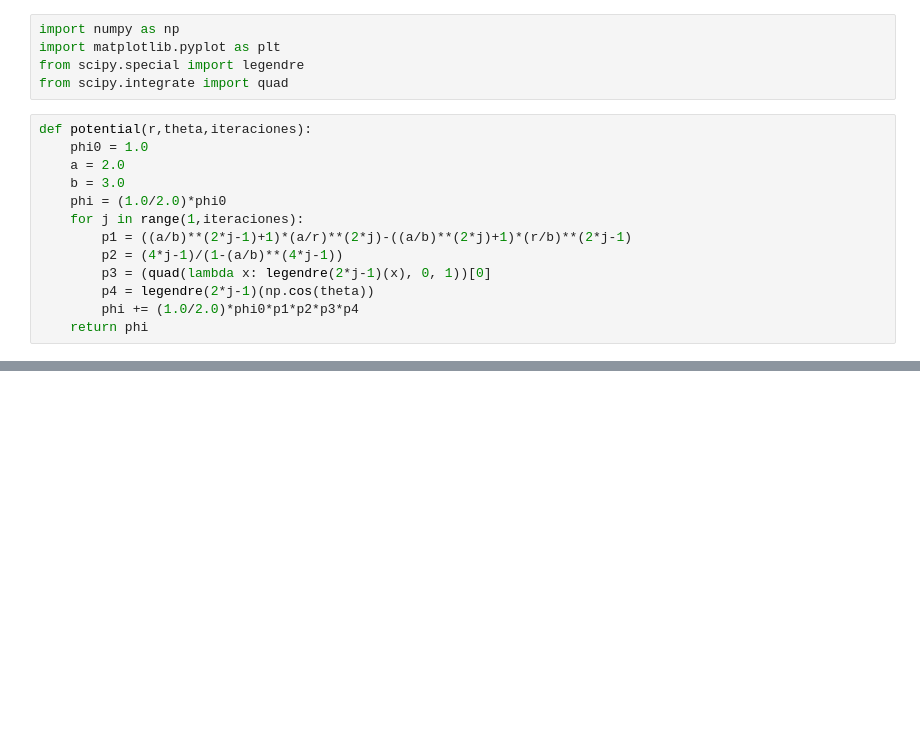
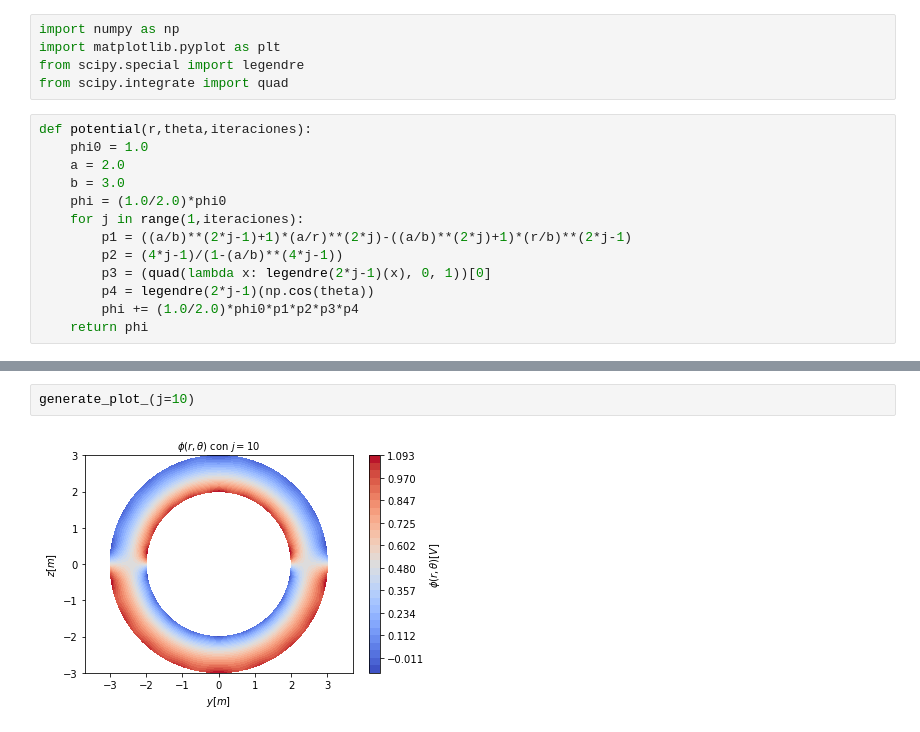
Before and after one commit to GamuceroJP/Concentric_Spherical_Shells, a Jupyter notebook: ProblemaEsferasConcéntricas.ipynb, the cells around one changed output, grey strips where cells are left out. Saved outputs shown, nothing was run; the diff lists cells and outputs as text; blank space fills up the shorter version.

```diff
--- a/ProblemaEsferasConcéntricas.ipynb
+++ b/ProblemaEsferasConcéntricas.ipynb
@@ -173,0 +61,4 @@ plt.show();
+# %%
+generate_plot_(j=10)
+# %% [output]
+[figure, added]
```
Also changed, not shown: parts of 8 cells of this notebook.
